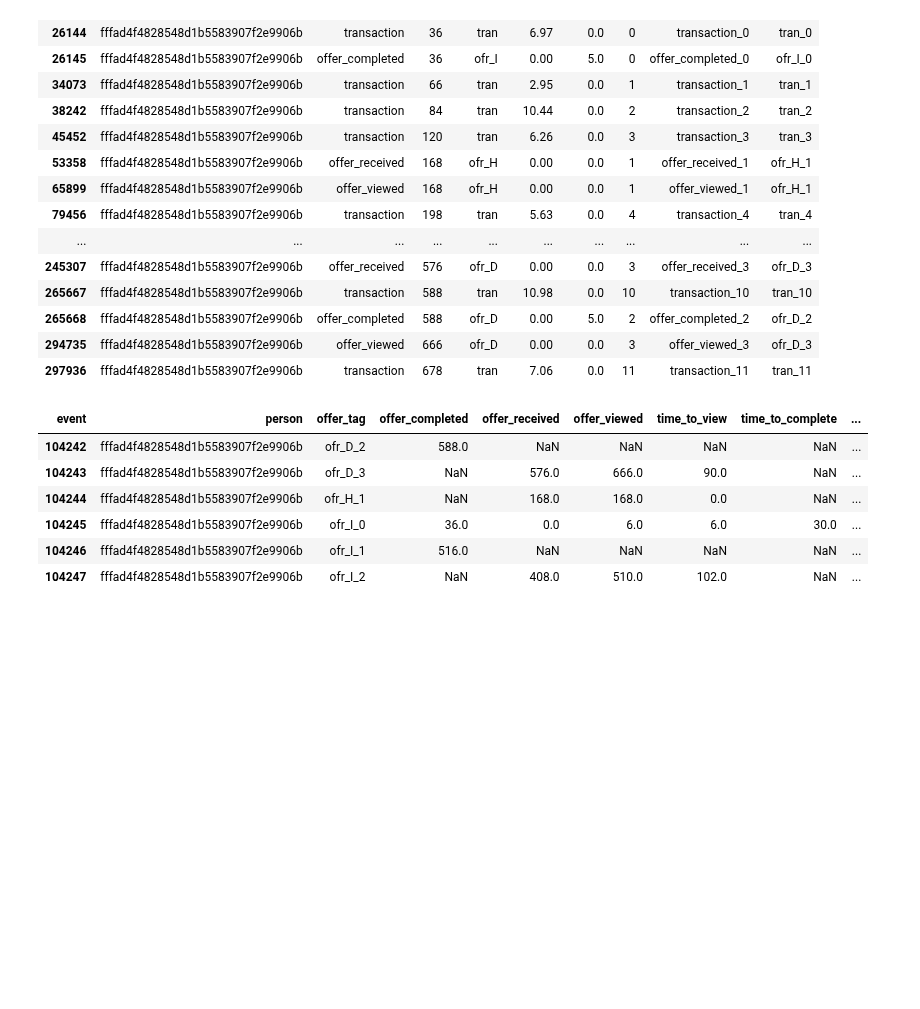
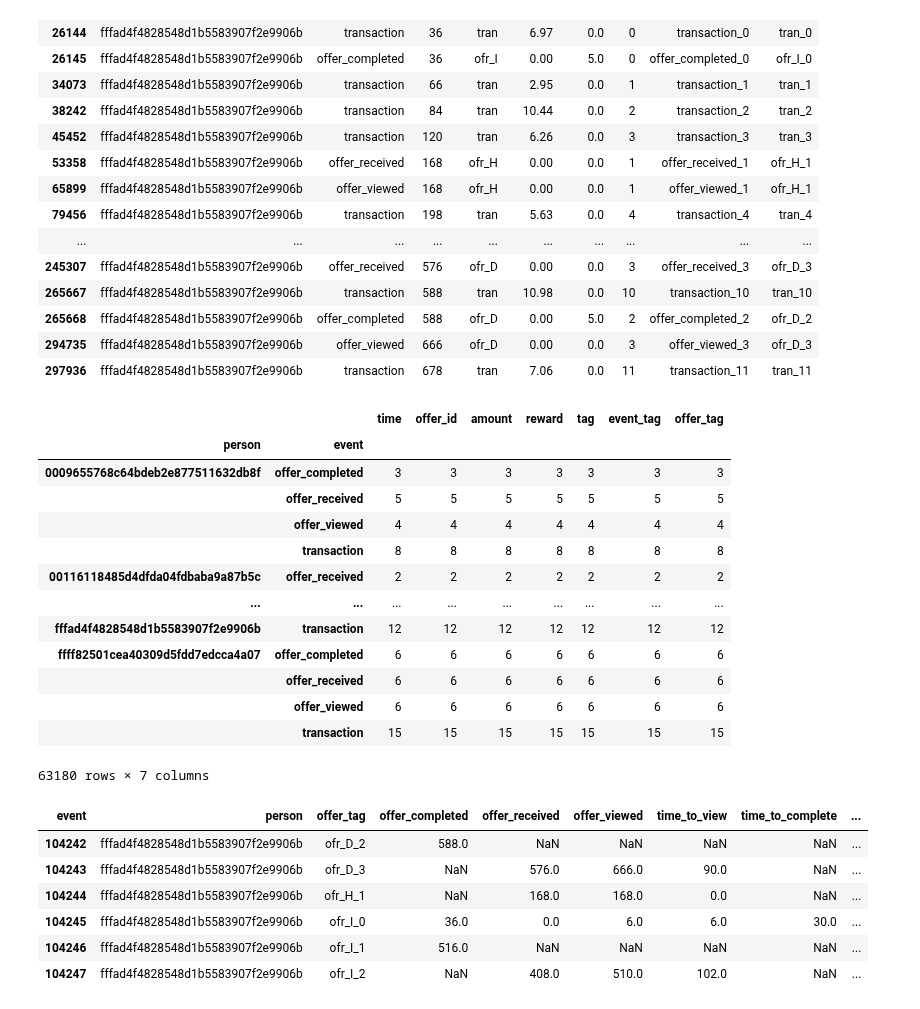
Before and after one commit to Niltonjuniorphd/Starbucks_project, a Jupyter notebook: Starbucks_Capstone_notebook.ipynb, the cells around one changed output. Drawn from its saved outputs; the diff is of its cells as text; code cells hidden in the pictures; blank space fills up the shorter version.

```diff
--- a/Starbucks_Capstone_notebook.ipynb
+++ b/Starbucks_Capstone_notebook.ipynb
@@ -451,6 +554,23 @@ person_activity['time_to_view'] = person_activity['offer_viewed'] - person_activ
 person_activity['time_to_complete'] = person_activity['offer_completed'] - person_activity['offer_viewed']
 person_activity['total_to_complete'] = person_activity['offer_completed'] - person_activity['offer_received']
 person_activity['influence'] = person_activity['offer_completed'] >= person_activity['offer_viewed']
+# %%
+transcript_b.groupby(['person', 'event']).count()
+# %% [output]
+|  |  | time | offer_id | amount | reward | tag | event_tag | offer_tag |
+| person | event |  |  |  |  |  |  |  |
+| 0009655768c64bdeb2e877511632db8f | offer_completed | 3 | 3 | 3 | 3 | 3 | 3 | 3 |
+|  | offer_received | 5 | 5 | 5 | 5 | 5 | 5 | 5 |
+|  | offer_viewed | 4 | 4 | 4 | 4 | 4 | 4 | 4 |
+|  | transaction | 8 | 8 | 8 | 8 | 8 | 8 | 8 |
+| 00116118485d4dfda04fdbaba9a87b5c | offer_received | 2 | 2 | 2 | 2 | 2 | 2 | 2 |
+| ... | ... | ... | ... | ... | ... | ... | ... | ... |
+| fffad4f4828548d1b5583907f2e9906b | transaction | 12 | 12 | 12 | 12 | 12 | 12 | 12 |
+| ffff82501cea40309d5fdd7edcca4a07 | offer_completed | 6 | 6 | 6 | 6 | 6 | 6 | 6 |
+|  | offer_received | 6 | 6 | 6 | 6 | 6 | 6 | 6 |
+|  | offer_viewed | 6 | 6 | 6 | 6 | 6 | 6 | 6 |
+|  | transaction | 15 | 15 | 15 | 15 | 15 | 15 | 15 |
+63180 rows × 7 columns
 # %%
 person_activity[person_activity['person'] == 'fffad4f4828548d1b5583907f2e9906b']
 # %% [output]
```
Also changed, not shown: parts of 17 cells of this notebook.
